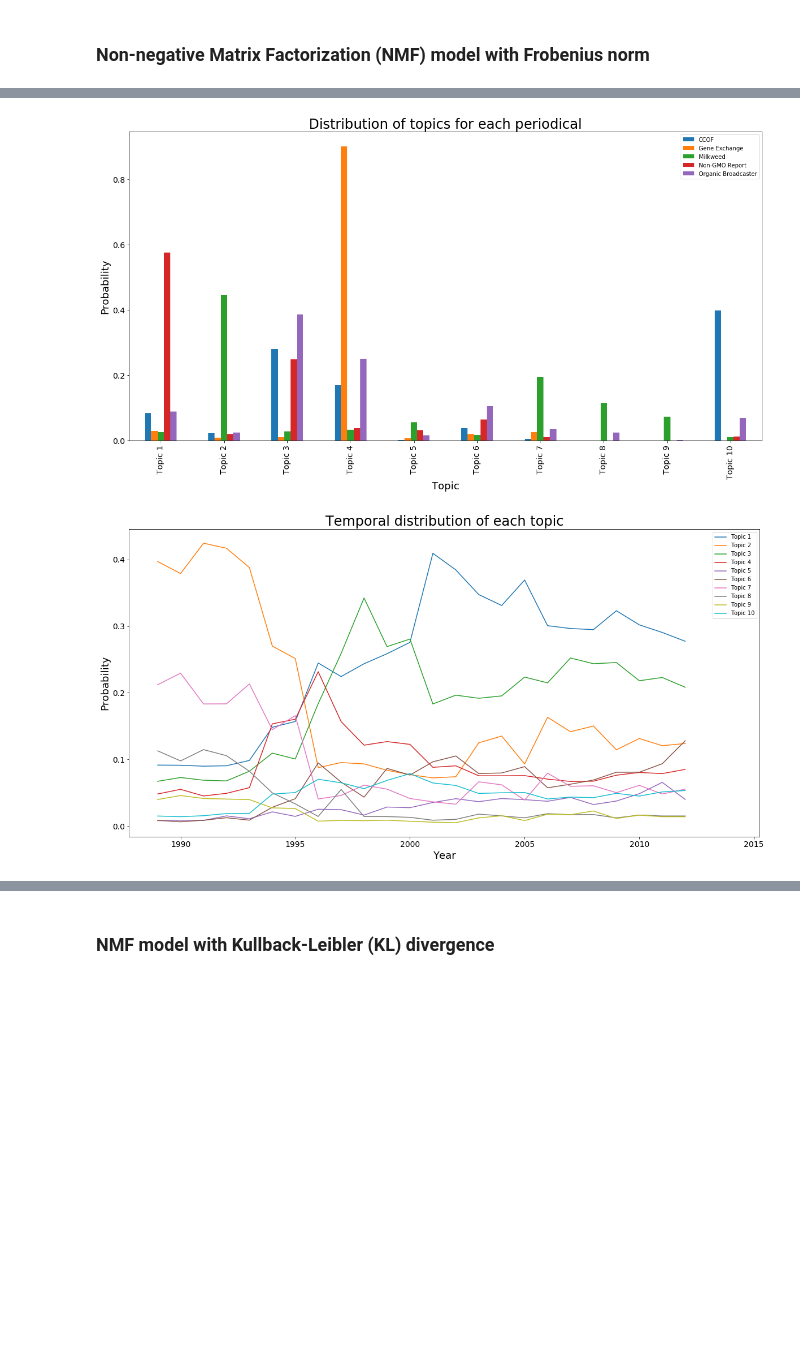
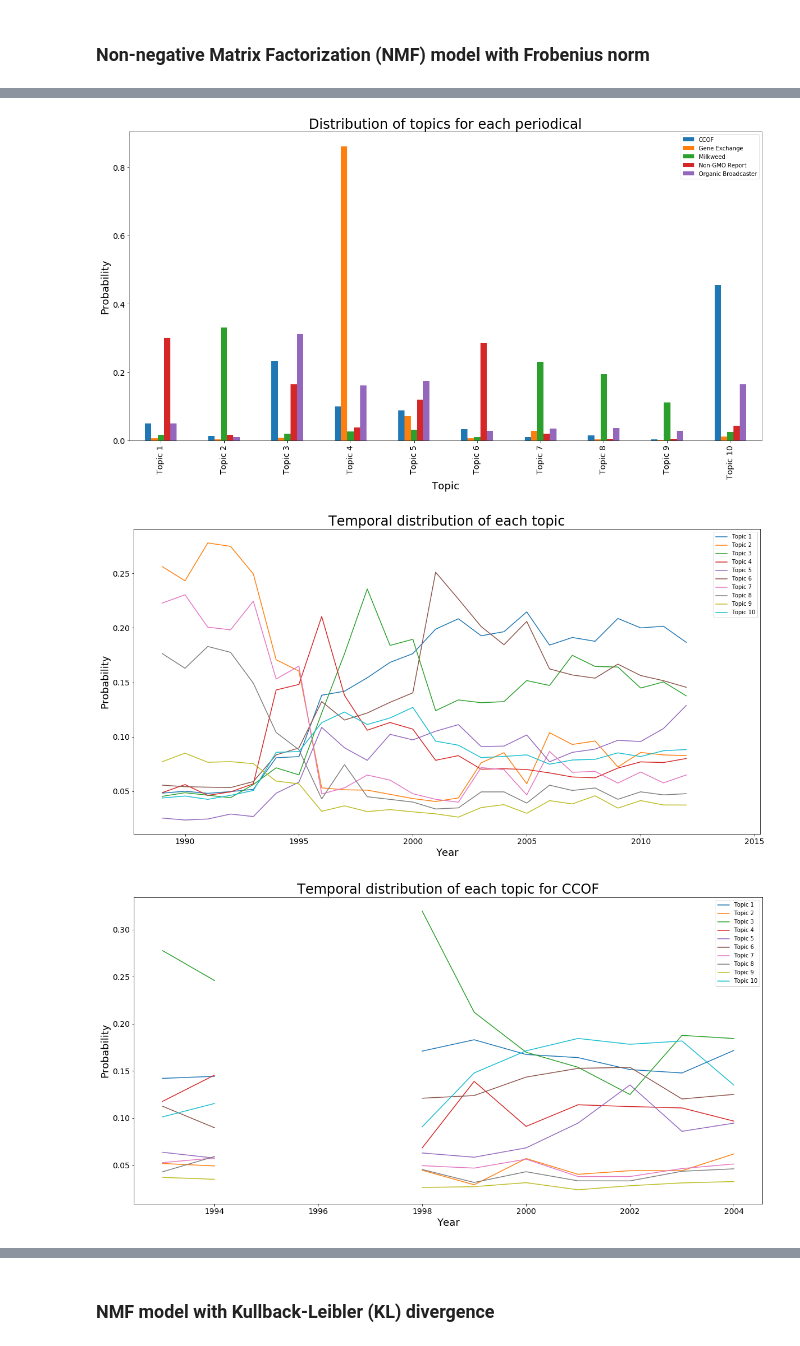
Before and after one commit to cloudbopper/periodicals-analysis, a Jupyter notebook: notebooks/topic_modeling.ipynb, the cells around one changed output, grey strips where cells are left out. Saved outputs shown, nothing was run; the diff lists cells and outputs as text; code cells hidden in the pictures; blank space fills up the shorter version.

Commit message:
Generate per-periodical topic temporal distributions; set l-1 penalty to 0

```diff
--- a/notebooks/topic_modeling.ipynb
+++ b/notebooks/topic_modeling.ipynb
@@ -83 +85,15 @@ def print_periodicals_distribution(W):
+# %%
+def print_topic_temporal_dists(T, documents=documents, title_suffix=""):
+    rows = ["Topic %d" % num for num in range(1, 1 + W.shape[1])]
+    years = documents["Year"]
+    cols = range(years.min(), years.max() + 1, 1)
+    df = pd.DataFrame(T, columns=cols, index=rows)
+    for col_name in df.columns:
+        col = df[col_name]
+        df[col_name] = normalize(col)
+    ax = df.T.plot(kind="line", fontsize=14, figsize=(20, 10))
+    ax.set_title("Temporal distribution of each topic%s" % (title_suffix), fontsize=24)
+    ax.set_xlabel("Year", fontsize=18)
+    ax.set_ylabel("Probability", fontsize=18)
+    plt.show()
 # %% [markdown]
@@ -85,17 +101,8 @@ def print_periodicals_distribution(W):
-# %%
-def print_topic_temporal_dists(T):
-    rows = ["Topic %d" % num for num in range(1, 1 + W.shape[1])]
-    years = documents["Year"]
-    cols = range(years.min(), years.max() + 1, 1)
-    df = pd.DataFrame(T, columns=cols, index=rows)
-    for col_name in df.columns:
-        col = df[col_name]
-        df[col_name] = normalize(col)
-    ax = df.T.plot(kind="line", fontsize=14, figsize=(20, 10))
-    ax.set_title("Temporal distribution of each topic", fontsize=24)
-    ax.set_xlabel("Year", fontsize=18)
-    ax.set_ylabel("Probability", fontsize=18)
-    plt.show()
+# %%
+def print_topic_temporal_dists_per_periodical(model):
+    for name, documents_for_periodical in periodicals:
+        T_periodical = extract_topics.gen_topic_temporal_dists(documents_for_periodical, model, tf_vectorizer, dtm_tf)
+        print_topic_temporal_dists(T_periodical, documents=documents_for_periodical, title_suffix=" for %s" % name)
 # %% [markdown]
 ### Non-negative Matrix Factorization (NMF) model with Frobenius norm
 # %%
@@ -103,8 +110,8 @@ model_file = open("%s/nmf_frobenius.pkl" % input_dir, "rb")
 (model, W, T) = pickle.load(model_file)
 # %%
 # Enable to re-learn model
-if False:
-    model = NMF(n_components=num_topics, random_state=1, alpha=.1, l1_ratio=.3)
+if True:
+    model = NMF(n_components=num_topics, random_state=1, alpha=0.1, l1_ratio=0)
     W = model.fit_transform(dtm_tfidf)
     T = extract_topics.gen_topic_temporal_dists(documents, model, tf_vectorizer, dtm_tf)
 # %%
@@ -112,6 +119,7 @@ if False:
 print_top_words(model, tfidf_vectorizer.get_feature_names(), 30)
 print_periodicals_distribution(W)
 print_topic_temporal_dists(T)
+print_topic_temporal_dists_per_periodical(model)
 vis = pyLDAvis.sklearn.prepare(model, dtm_tfidf, tfidf_vectorizer)
 pyLDAvis.display(vis)
 # %% [output]
@@ -130,2 +138,3 @@ Topic #10: ge crop genetically labeling biotech corn soil engineered page contam
-[figure, old version]
+[figure, new version]
-[figure, old version]
+[figure, new version]
+[figure, added]
```
Also changed, not shown: parts of 4 cells of this notebook.
